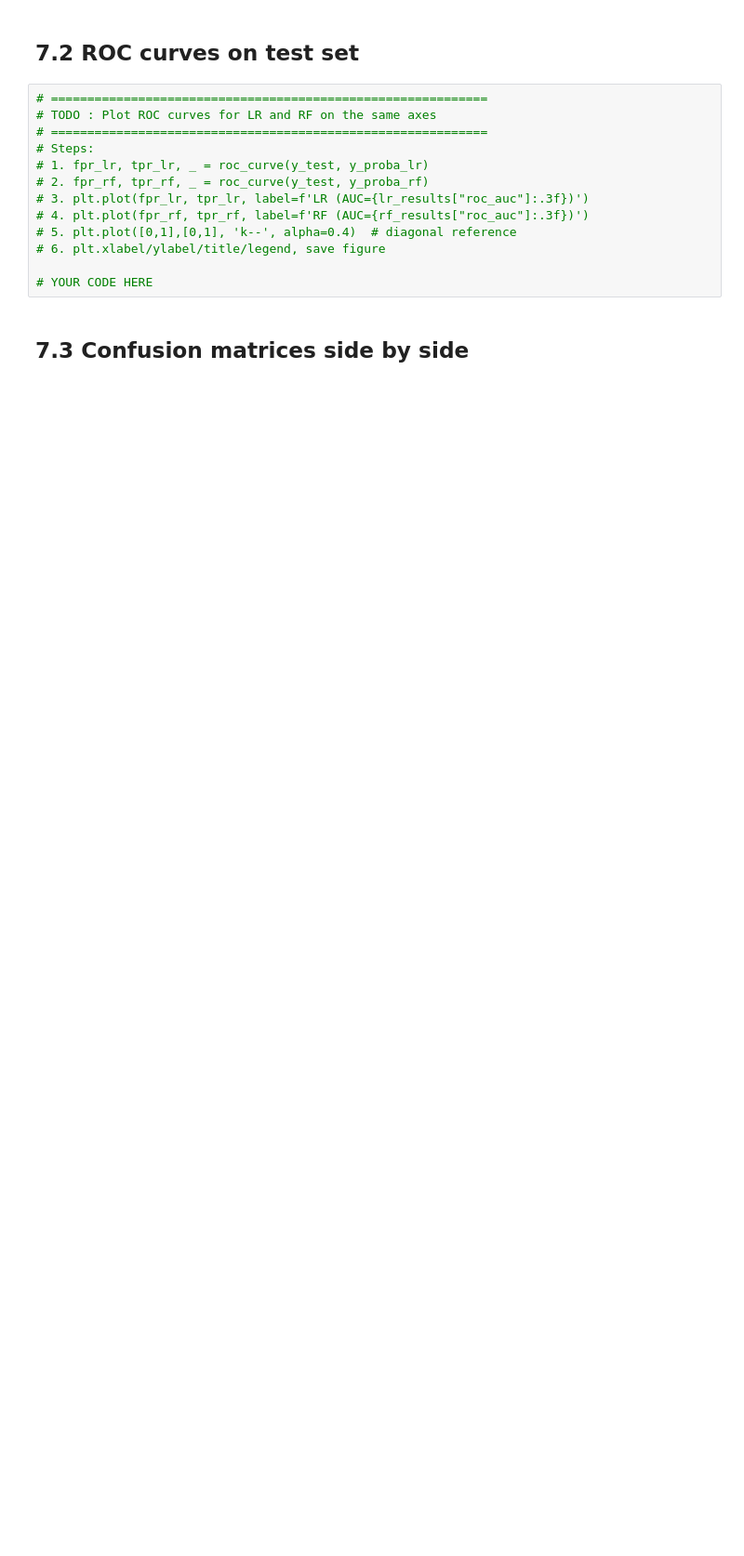
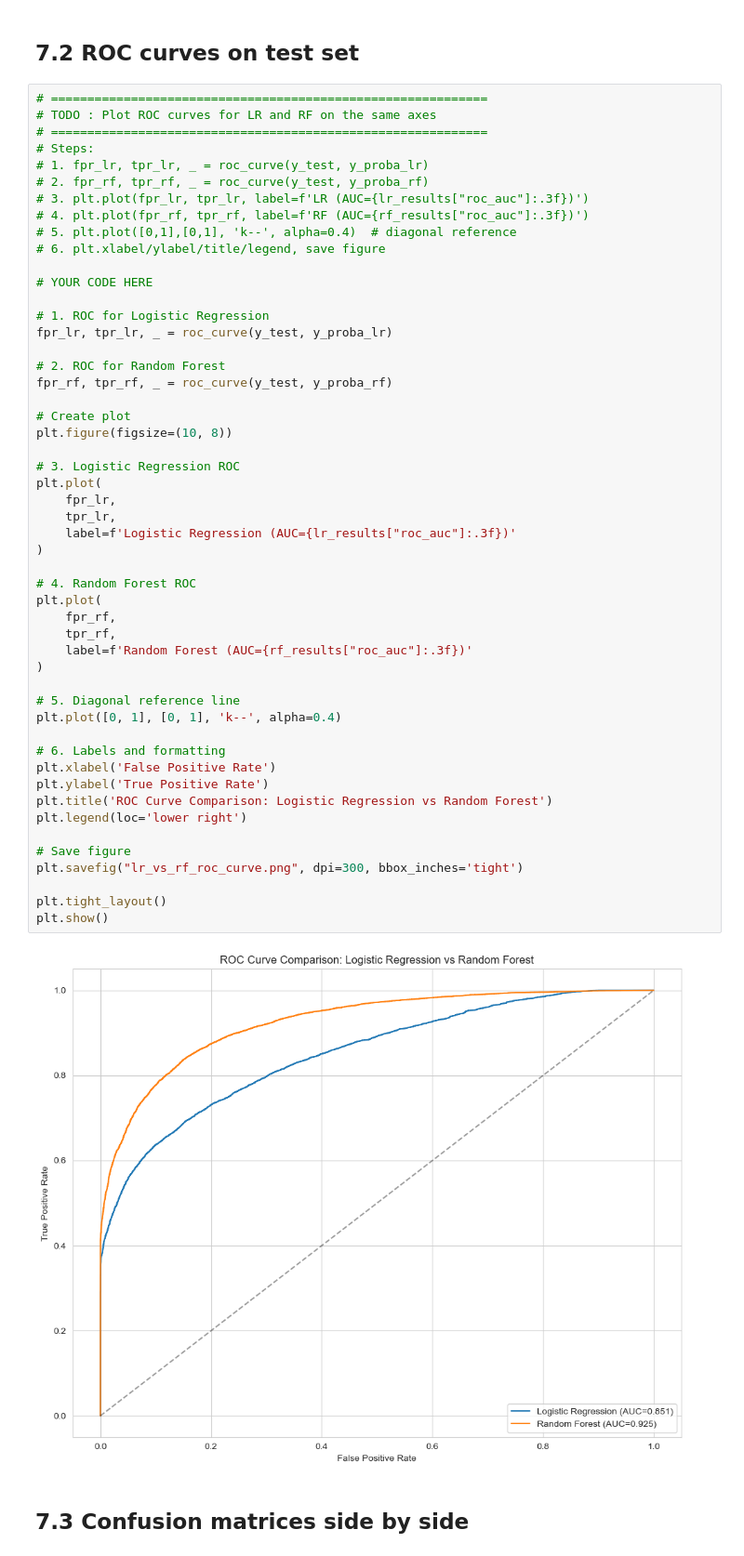
Before and after one commit to CherLyu/COMP5310-A2, a Jupyter notebook: Lab_05_Group_10_Modelling.ipynb, the cells around one changed output. Shown at 93% size. Cells and saved outputs as stored; diff of their text form; blank space fills up the shorter version.

```diff
--- a/Lab_05_Group_10_Modelling.ipynb
+++ b/Lab_05_Group_10_Modelling.ipynb
@@ -912,16 +930,56 @@ Compare the three methods on metrics that make sense for each:
 # %%
 # ============================================================
 # TODO : Plot ROC curves for LR and RF on the same axes
 # ============================================================
 # Steps:
 # 1. fpr_lr, tpr_lr, _ = roc_curve(y_test, y_proba_lr)
 # 2. fpr_rf, tpr_rf, _ = roc_curve(y_test, y_proba_rf)
 # 3. plt.plot(fpr_lr, tpr_lr, label=f'LR (AUC={lr_results["roc_auc"]:.3f})')
 # 4. plt.plot(fpr_rf, tpr_rf, label=f'RF (AUC={rf_results["roc_auc"]:.3f})')
 # 5. plt.plot([0,1],[0,1], 'k--', alpha=0.4)  # diagonal reference
 # 6. plt.xlabel/ylabel/title/legend, save figure
 
 # YOUR CODE HERE
+
+# 1. ROC for Logistic Regression
+fpr_lr, tpr_lr, _ = roc_curve(y_test, y_proba_lr)
+
+# 2. ROC for Random Forest
+fpr_rf, tpr_rf, _ = roc_curve(y_test, y_proba_rf)
+
+# Create plot
+plt.figure(figsize=(10, 8))
+
+# 3. Logistic Regression ROC
+plt.plot(
+    fpr_lr,
+    tpr_lr,
+    label=f'Logistic Regression (AUC={lr_results["roc_auc"]:.3f})'
+)
+
+# 4. Random Forest ROC
+plt.plot(
+    fpr_rf,
+    tpr_rf,
+    label=f'Random Forest (AUC={rf_results["roc_auc"]:.3f})'
+)
+
+# 5. Diagonal reference line
+plt.plot([0, 1], [0, 1], 'k--', alpha=0.4)
+
+# 6. Labels and formatting
+plt.xlabel('False Positive Rate')
+plt.ylabel('True Positive Rate')
+plt.title('ROC Curve Comparison: Logistic Regression vs Random Forest')
+plt.legend(loc='lower right')
+
+# Save figure
+plt.savefig("lr_vs_rf_roc_curve.png", dpi=300, bbox_inches='tight')
+
+plt.tight_layout()
+plt.show()
+# %% [output]
+[figure, added]
 # %% [markdown]
 ## 7.3 Confusion matrices side by side
 # %%
```
Also changed, not shown: parts of 4 cells of this notebook.
